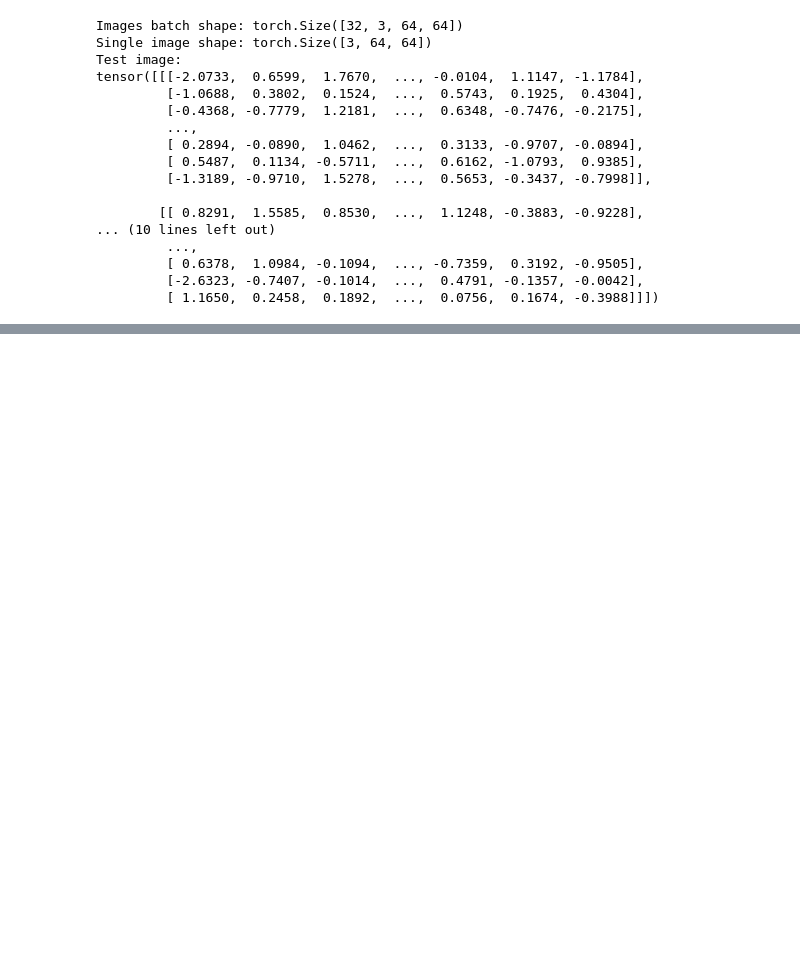
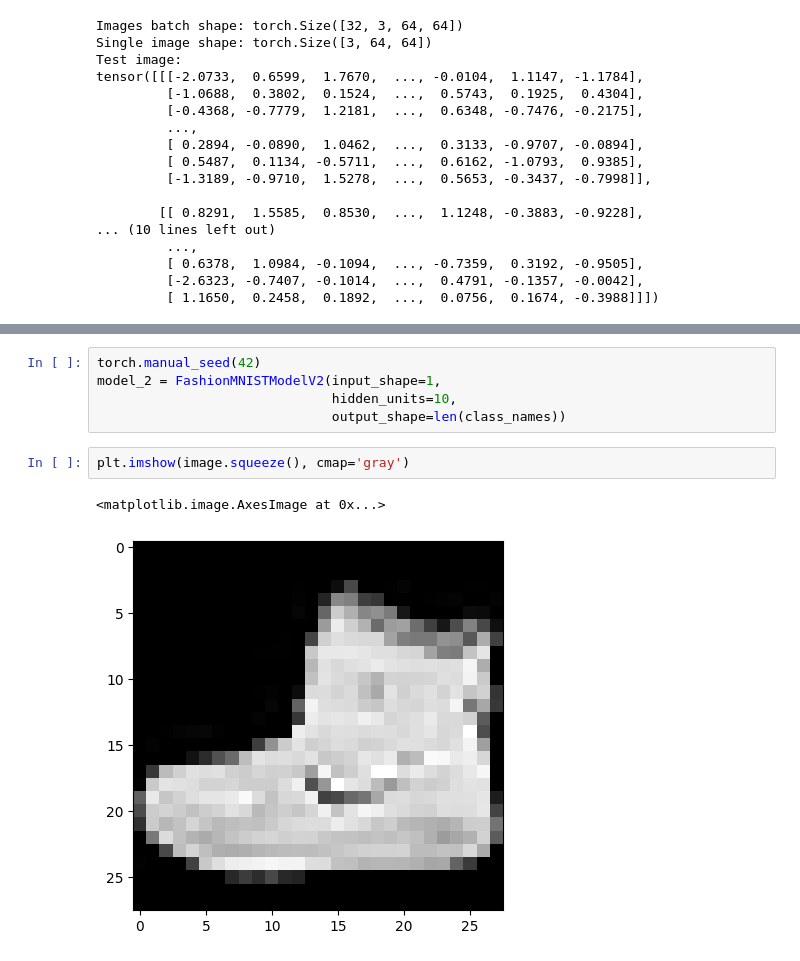
Before and after one commit to lherbbb/LearningPyTorch_1, a Jupyter notebook: Chapter 3 - Computer Vision.ipynb, the cells around one changed output, grey strips where cells are left out. Drawn from its saved outputs; the diff is of its cells as text; blank space fills up the shorter version.

```diff
--- a/Chapter 3 - Computer Vision.ipynb
+++ b/Chapter 3 - Computer Vision.ipynb
@@ -681,0 +735,10 @@ torch.Size([3, 64, 64])
+# %%
+torch.manual_seed(42)
+model_2 = FashionMNISTModelV2(input_shape=1,
+                              hidden_units=10,
+                              output_shape=len(class_names))
+# %%
+plt.imshow(image.squeeze(), cmap='gray')
+# %% [output]
+<matplotlib.image.AxesImage at 0x...>
+[figure, added]
```
Also changed, not shown: parts of 5 cells of this notebook.
